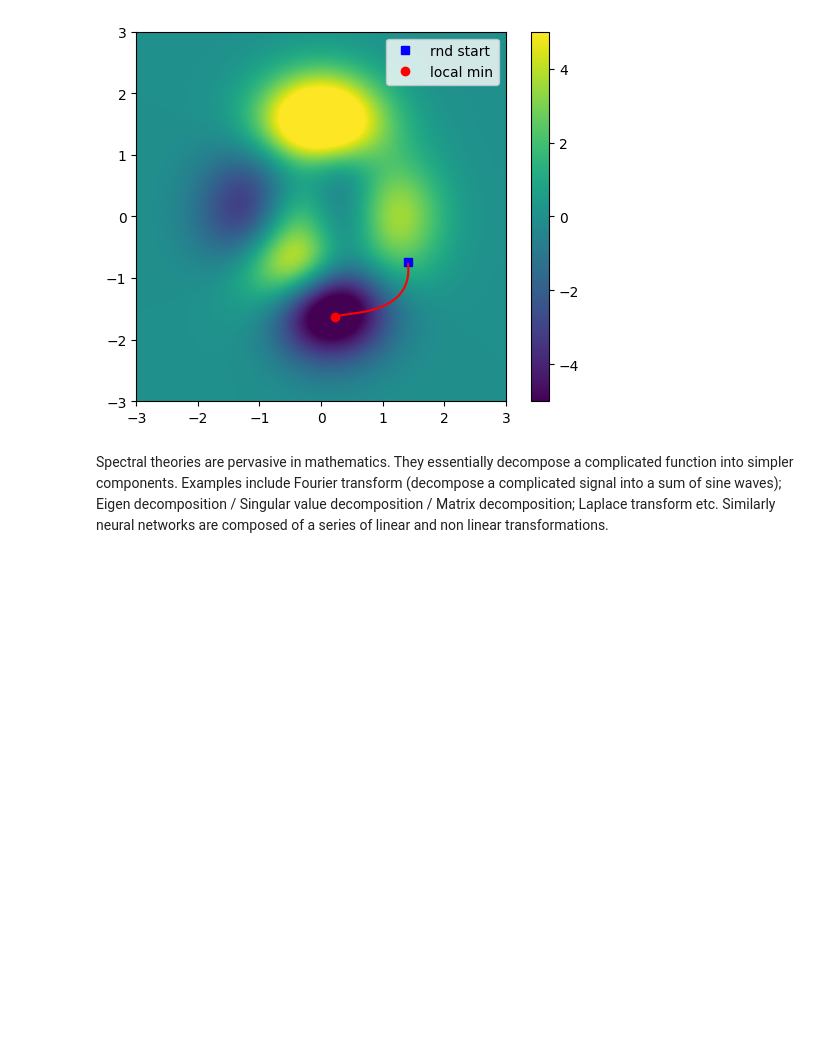
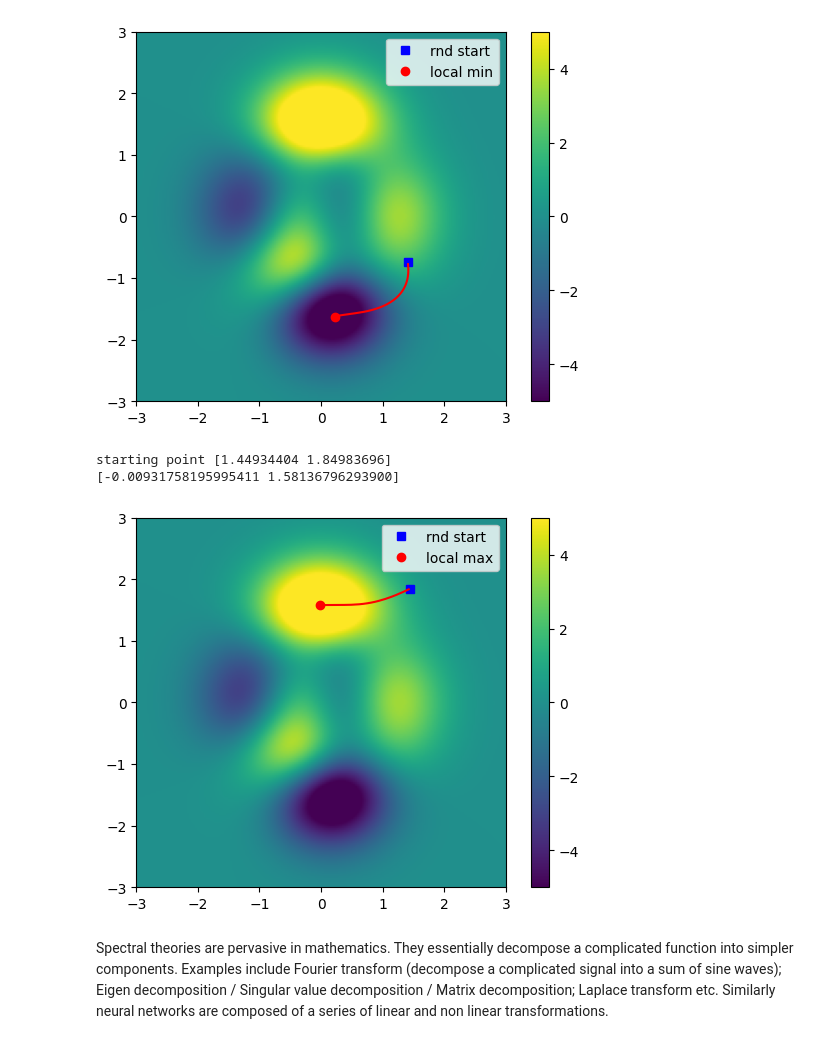
Before and after one commit to taruvaid/Fourier-Neural-Operators, a Jupyter notebook: gradient_descent.ipynb, the cells around one changed output. Cells and saved outputs as stored; diff of their text form; code cells hidden in the pictures; blank space fills up the shorter version.

```diff
--- a/gradient_descent.ipynb
+++ b/gradient_descent.ipynb
@@ -961,5 +961,42 @@ plt.show()
 starting point [ 1.40825013 -0.73493963]
 [0.228278920556369 -1.62553495750000]
 [figure]
+# %%
+#2D gradient ascent to find local maximum (instead of local minima)
+#random starting point (between +/-2)
+localmin = np.random.rand(2)*4-2
+startpnt = localmin[:] #copy (this works for 1D arrays. It makes a shallow copy and is typically faster. However to make an unambiguous and deep copy its safer to use .copy())
+
+print("starting point",startpnt)
+startpnt =localmin.copy()
+
+#learning paramters
+learning_rate = 0.01
+training_epochs = 1000
+
+#training
+trajectory = np.zeros((training_epochs,2))
+
+for i in range(training_epochs):
+  grad = np.array([df_x(localmin[0],localmin[1]).evalf(),
+                   df_y(localmin[0],localmin[1]).evalf()
+                        ])
+  localmin = localmin + grad*learning_rate
+  trajectory[i,:] = localmin
+
+print(localmin)
+
+#visualizing results
+plt.imshow(z,extent = [x[0],x[-1],y[0],y[-1]],vmin = -5,vmax = 5,origin = 'lower')
+plt.plot(startpnt[0],startpnt[1],'bs')
+plt.plot(localmin[0],localmin[1],'ro')
+plt.plot(trajectory[:,0],trajectory[:,1],'r')
+plt.legend(['rnd start','local max'])
+plt.colorbar()
+plt.show()
+# %% [output]
+starting point [1.44934404 1.84983696]
+[-0.00931758195995411 1.58136796293900]
+[figure, added]
 # %% [markdown]
 Spectral theories are pervasive in mathematics. They essentially decompose a complicated function into simpler components. Examples include Fourier transform (decompose a complicated signal into a sum of sine waves); Eigen decomposition / Singular value decomposition / Matrix decomposition; Laplace transform  etc. Similarly neural networks are composed of a series of linear and non linear transformations.
```
